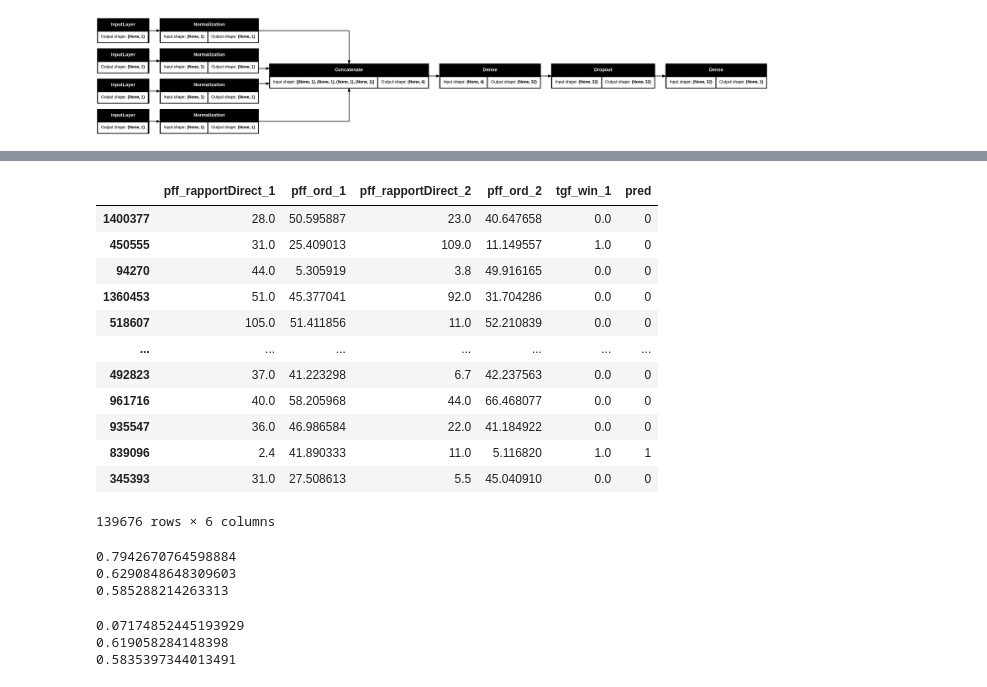
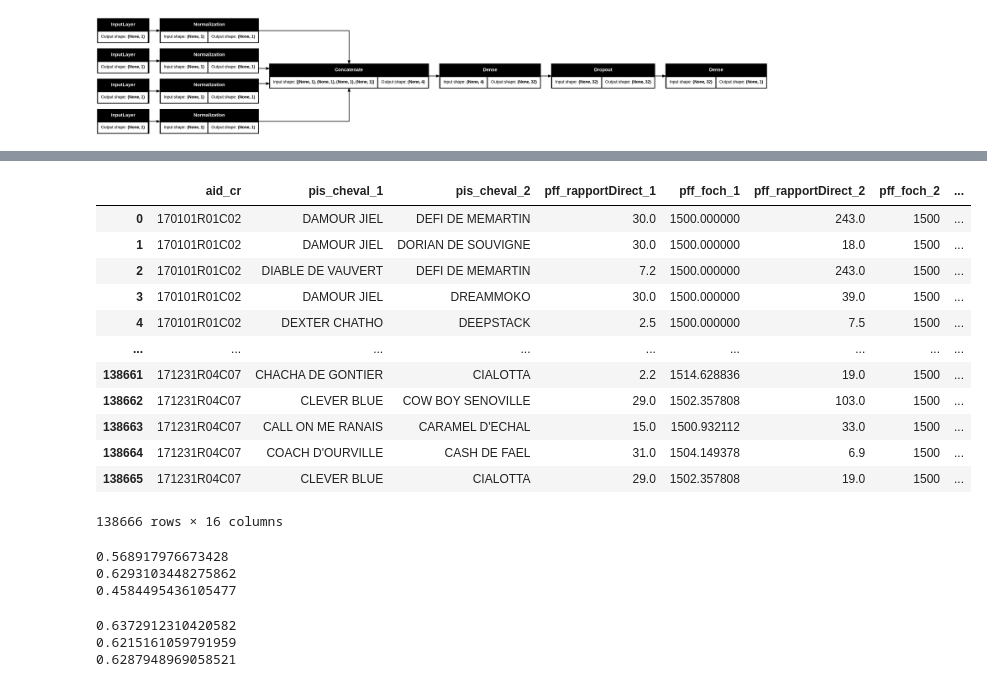
Before and after one commit to zenAurelius/HRAI3, a Jupyter notebook: notebooks/test_recur1.ipynb, the cells around one changed output, grey strips where cells are left out. Saved outputs shown, nothing was run; the diff lists cells and outputs as text; code cells hidden in the pictures.

```diff
--- a/notebooks/test_recur1.ipynb
+++ b/notebooks/test_recur1.ipynb
@@ -27,7 +33,7 @@ dft.head()
 # %%
 #SELECTION DES FEATURES ET TARGET
 #df = df[['rfi_prix','rfi_distance','pfi_chNbPlaces_1','pff_rapportDirect_1','pff_ord_1','pfi_chNbPlaces_2','pff_rapportDirect_2','pff_ord_2','tgf_win_1']].copy()
-df = dft[['pff_rapportDirect_1','pff_foch_1','pff_rapportDirect_2','pff_foch_2','tgf_pwin_1']].copy()
-df = df[~df.pff_rapportDirect_2.isna()].copy()
+df = dft[['aid_cr','pis_cheval_1','pis_cheval_2','pff_rapportDirect_1','pff_foch_1','pff_rapportDirect_2','pff_foch_2','tgf_pwin_1']].copy()
+df = df[(~df.pff_rapportDirect_2.isna()) & (~df.pff_rapportDirect_1.isna())].copy()
 df.head()
 # %% [output]
@@ -49,6 +55,6 @@ print(len(test), 'test examples')
 # %%
 def df_to_dataset(dataframe, shuffle=True, batch_size=32):
-  df = dataframe.copy()
+  df = dataframe[['pff_rapportDirect_1','pff_foch_1','pff_rapportDirect_2','pff_foch_2','tgf_pwin_1']].copy()
   labels = df.pop('tgf_pwin_1')
   df = {key: np.array(value)[:,tf.newaxis] for key, value in dataframe.items()}
   ds = tf.data.Dataset.from_tensor_slices((dict(df), labels))
@@ -128,26 +133,30 @@ array([[-0.14231919],
 # %%
 # prompt: je veux mettre le résultat des prédictions dans une colonne 'pred' du dataframe d'origine 'test'
 
 # Convert predictions to a binary classification (e.g., using a threshold)
 threshold = 0.5
 binary_predictions = (predictions > threshold).astype(int)
 
 # Add the predictions as a new column 'pred' to the test dataframe
-test['pred'] = binary_predictions
+test['pred_w'] = binary_predictions
+test['win1'] = (test.tgf_pwin_1 > threshold).astype(int)
+test['pred'] = predictions
+test['win_cote'] = (test['pff_rapportDirect_2'] > test['pff_rapportDirect_1']).astype(int)
+test['win_ord'] = (test['pff_foch_1'] > test['pff_foch_2']).astype(int)
 
 # Print the updated dataframe with predictions
 test
 # %% [output]
-|  | pff_rapportDirect_1 | pff_ord_1 | pff_rapportDirect_2 | pff_ord_2 | tgf_win_1 | pred |
-| 1400377 | 28.0 | 50.595887 | 23.0 | 40.647658 | 0.0 | 0 |
-| 450555 | 31.0 | 25.409013 | 109.0 | 11.149557 | 1.0 | 0 |
-| 94270 | 44.0 | 5.305919 | 3.8 | 49.916165 | 0.0 | 0 |
-| 1360453 | 51.0 | 45.377041 | 92.0 | 31.704286 | 0.0 | 0 |
-| 518607 | 105.0 | 51.411856 | 11.0 | 52.210839 | 0.0 | 0 |
-| ... | ... | ... | ... | ... | ... | ... |
-| 492823 | 37.0 | 41.223298 | 6.7 | 42.237563 | 0.0 | 0 |
-| 961716 | 40.0 | 58.205968 | 44.0 | 66.468077 | 0.0 | 0 |
-| 935547 | 36.0 | 46.986584 | 22.0 | 41.184922 | 0.0 | 0 |
-| 839096 | 2.4 | 41.890333 | 11.0 | 5.116820 | 1.0 | 1 |
-| 345393 | 31.0 | 27.508613 | 5.5 | 45.040910 | 0.0 | 0 |
+|  | aid_cr | pis_cheval_1 | pis_cheval_2 | pff_rapportDirect_1 | pff_foch_1 | pff_rapportDirect_2 | pff_foch_2 | ... |
+| 0 | 170101R01C02 | DAMOUR JIEL | DEFI DE MEMARTIN | 30.0 | 1500.000000 | 243.0 | 1500 | ... |
+| 1 | 170101R01C02 | DAMOUR JIEL | DORIAN DE SOUVIGNE | 30.0 | 1500.000000 | 18.0 | 1500 | ... |
+| 2 | 170101R01C02 | DIABLE DE VAUVERT | DEFI DE MEMARTIN | 7.2 | 1500.000000 | 243.0 | 1500 | ... |
+| 3 | 170101R01C02 | DAMOUR JIEL | DREAMMOKO | 30.0 | 1500.000000 | 39.0 | 1500 | ... |
+| 4 | 170101R01C02 | DEXTER CHATHO | DEEPSTACK | 2.5 | 1500.000000 | 7.5 | 1500 | ... |
+| ... | ... | ... | ... | ... | ... | ... | ... | ... |
+| 138661 | 171231R04C07 | CHACHA DE GONTIER | CIALOTTA | 2.2 | 1514.628836 | 19.0 | 1500 | ... |
+| 138662 | 171231R04C07 | CLEVER BLUE | COW BOY SENOVILLE | 29.0 | 1502.357808 | 103.0 | 1500 | ... |
+| 138663 | 171231R04C07 | CALL ON ME RANAIS | CARAMEL D'ECHAL | 15.0 | 1500.932112 | 33.0 | 1500 | ... |
+| 138664 | 171231R04C07 | COACH D'OURVILLE | CASH DE FAEL | 31.0 | 1504.149378 | 6.9 | 1500 | ... |
+| 138665 | 171231R04C07 | CLEVER BLUE | CIALOTTA | 29.0 | 1502.357808 | 19.0 | 1500 | ... |
-139676 rows × 6 columns
+138666 rows × 16 columns
@@ -159,16 +163,16 @@ test['win_ord'] = (test['pff_ord_1'] > test['pff_ord_2']).astype(int)
 # %%
-print(len(test[(test.pred == 0) & (test.tgf_win_1 == 1)]) / len(test[(test.tgf_win_1 == 1)]))
-print(len(test[(test.win_cote == 1) & (test.tgf_win_1 == 1)]) / len(test[(test.tgf_win_1 == 1)]))
-print(len(test[(test.win_ord == 1) & (test.tgf_win_1 == 1)]) / len(test[(test.tgf_win_1 == 1)]))
+print(len(test[(test.pred_w == 1) & (test.win1 == 1)]) / len(test[(test.win1 == 1)]))
+print(len(test[(test.win_cote == 1) & (test.win1 == 1)]) / len(test[(test.win1 == 1)]))
+print(len(test[(test.win_ord == 1) & (test.win1 == 1)]) / len(test[(test.win1 == 1)]))
 # %% [output]
-0.7942670764598884
-0.6290848648309603
-0.585288214263313
+0.568917976673428
+0.6293103448275862
+0.4584495436105477
 # %%
-print(len(test[(test.pred == 1) & (test.tgf_win_1 == 0)]) / len(test[(test.tgf_win_1 == 0)]))
-print(len(test[(test.win_cote == 0) & (test.tgf_win_1 == 0)]) / len(test[(test.tgf_win_1 == 0)]))
-print(len(test[(test.win_ord == 0) & (test.tgf_win_1 == 0)]) / len(test[(test.tgf_win_1 == 0)]))
+print(len(test[(test.pred_w == 0) & (test.win1 == 0)]) / len(test[(test.win1 == 0)]))
+print(len(test[(test.win_cote == 0) & (test.win1 == 0)]) / len(test[(test.win1 == 0)]))
+print(len(test[(test.win_ord == 0) & (test.win1 == 0)]) / len(test[(test.win1 == 0)]))
 # %% [output]
-0.07174852445193929
-0.619058284148398
-0.5835397344013491
+0.6372912310420582
+0.6215161059791959
+0.6287948969058521
```
Also changed, not shown: parts of 17 cells of this notebook.
